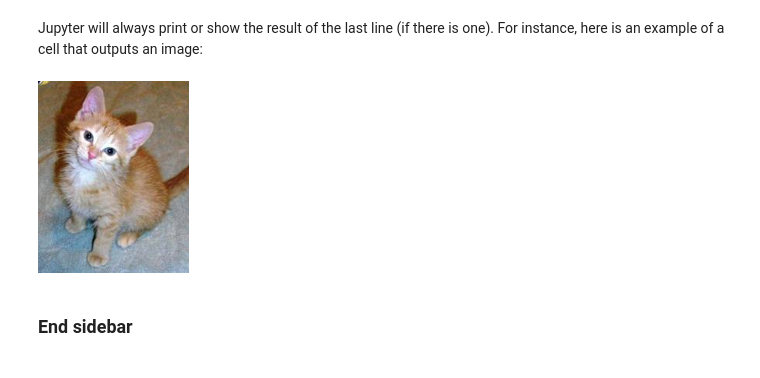
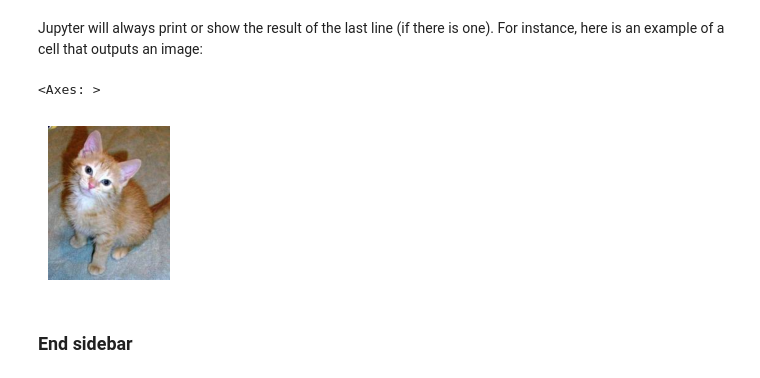
Before and after one commit to fowzis/fastbook, a Jupyter notebook: 01_intro.ipynb, the cells around one changed output. Cells and saved outputs as stored; diff of their text form; code cells hidden in the pictures.

```diff
--- a/01_intro.ipynb
+++ b/01_intro.ipynb
@@ -255,11 +257,14 @@ You just saw how a cell that outputs a table looks inside the book. Here is an e
 2
 # %% [markdown]
 Jupyter will always print or show the result of the last line (if there is one). For instance, here is an example of a cell that outputs an image:
-# %%
-img = PILImage.create(image_cat())
-img.to_thumb(192)
-# %% [output]
-[figure, removed]
+# %%
+from fastbook import image_cat
+
+img = PILImage.create(image_cat().getvalue())
+img.show(figsize=(2,2))
+# %% [output]
+<Axes: >
+[figure, added]
 # %% [markdown]
 ### End sidebar
 # %% [markdown]
```
Also changed, not shown: parts of 15 cells of this notebook, 5 other files.
